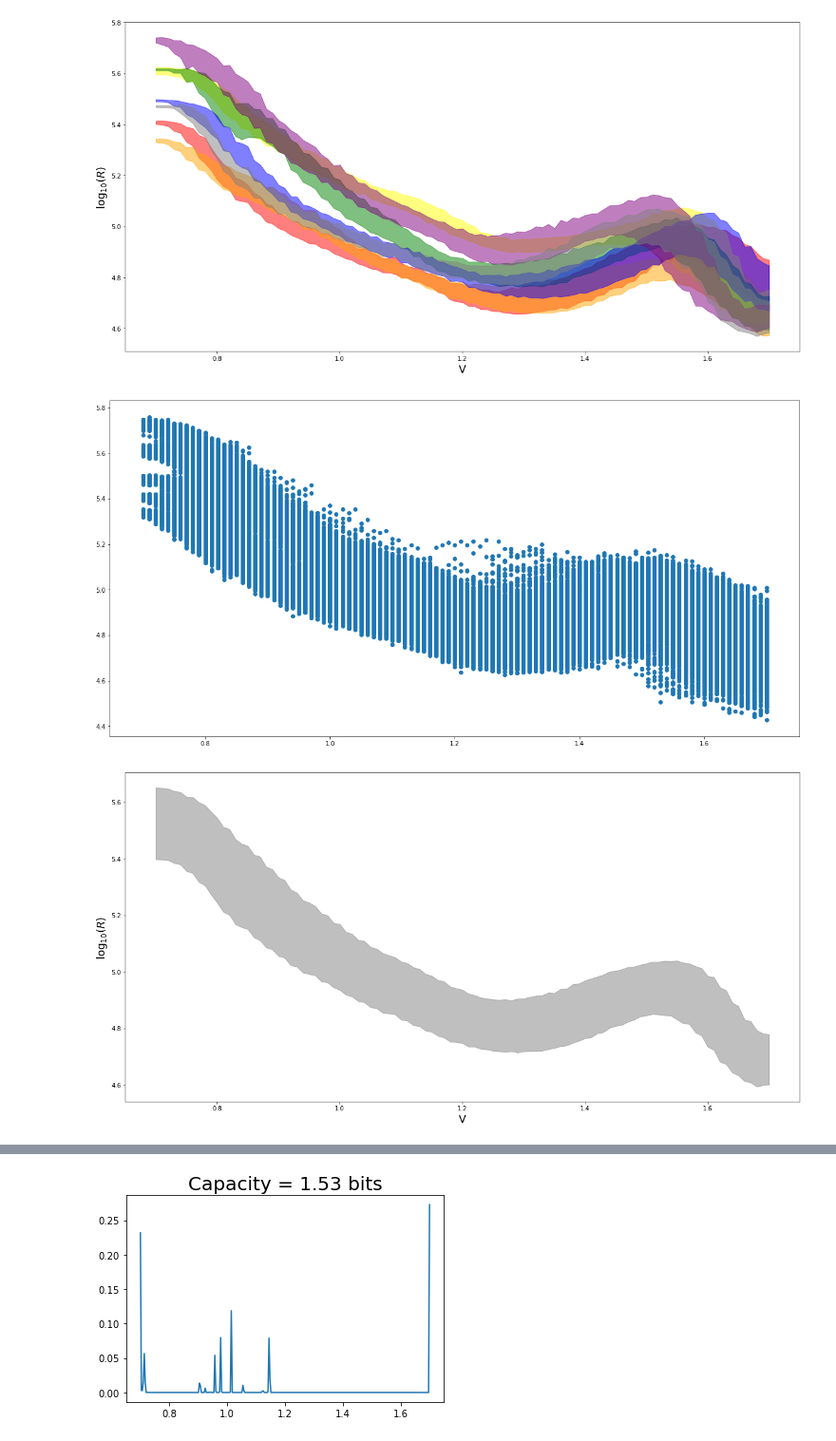
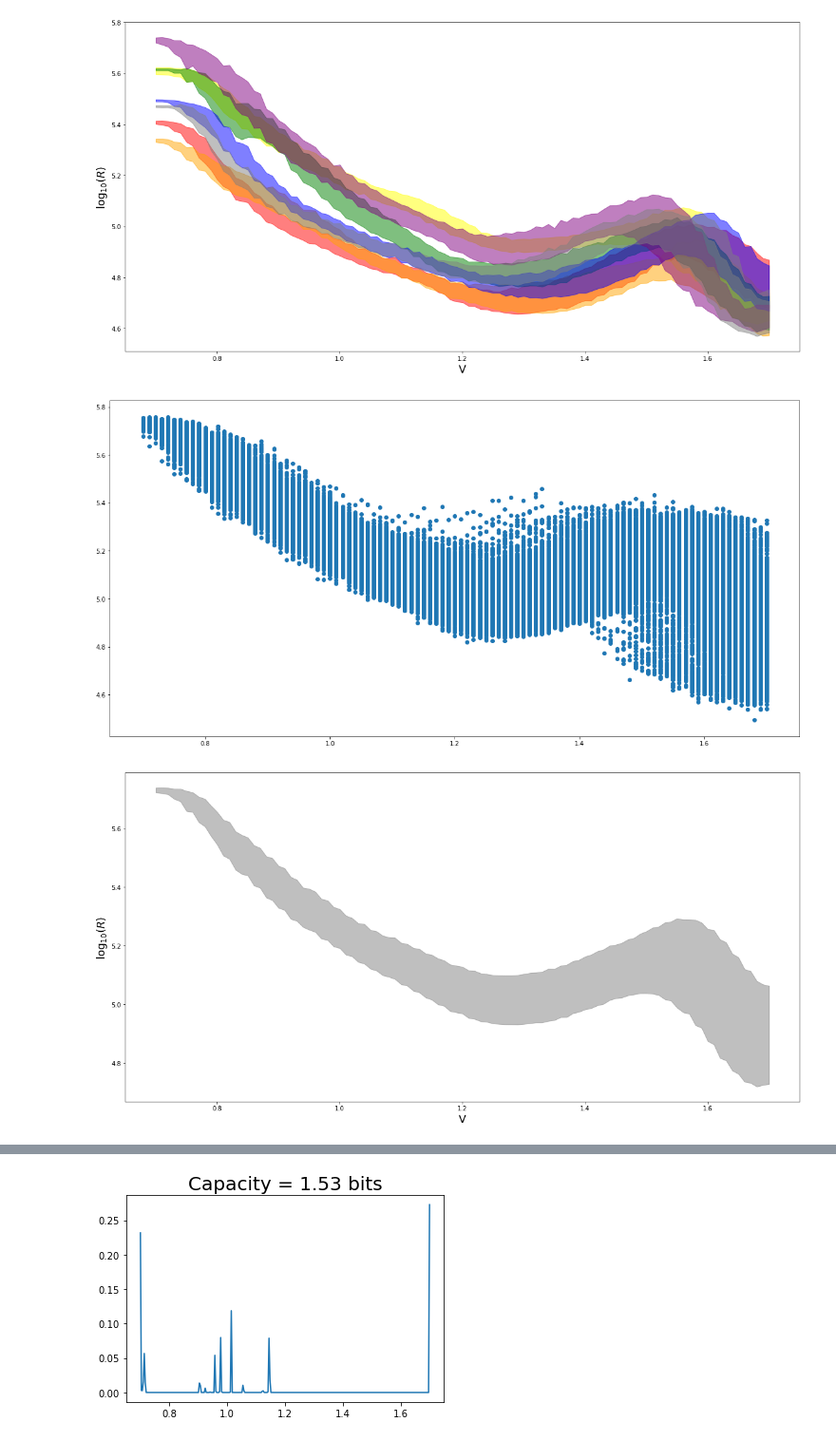
Before and after one commit to rzarcone/PCM_Paper, a Jupyter notebook: New_PCM_Data.ipynb, the cells around one changed output, grey strips where cells are left out. Shown at 95% size. Saved outputs shown, nothing was run; the diff lists cells and outputs as text; code cells hidden in the pictures.

```diff
--- a/New_PCM_Data.ipynb
+++ b/New_PCM_Data.ipynb
@@ -241,16 +241,16 @@ def super_channel(data_path, device_nums, diffs, colors, alphas):
 # %%
 data_path = 'Data/PCM_20140605.pkl'
 device_nums = np.arange(7)
-# diffs = np.array([0.32,0.4,0.12,0.115,0.235,0.0,0.26])
-diffs = np.zeros(7)
+diffs = np.array([0.32,0.4,0.12,0.115,0.235,0.0,0.26])
+# diffs = np.zeros(7)
 colors = ['red','orange','yellow','green','blue','purple','grey']
 alphas = np.array([0.5]*7)
 
 
 V_super, R_super = super_channel(data_path, device_nums, diffs, colors, alphas)
 # %% [output]
-[figure, old version]
+[figure, new version]
-[figure, old version]
+[figure, new version]
 # %%
 flipped_P_RV, V, R = upsample_data(V_super, R_super, to_plot_or_not_to_plot = True, resample_rate = 300)
 # %% [output]
```
Also changed, not shown: parts of 2 cells of this notebook, 1 other file.
